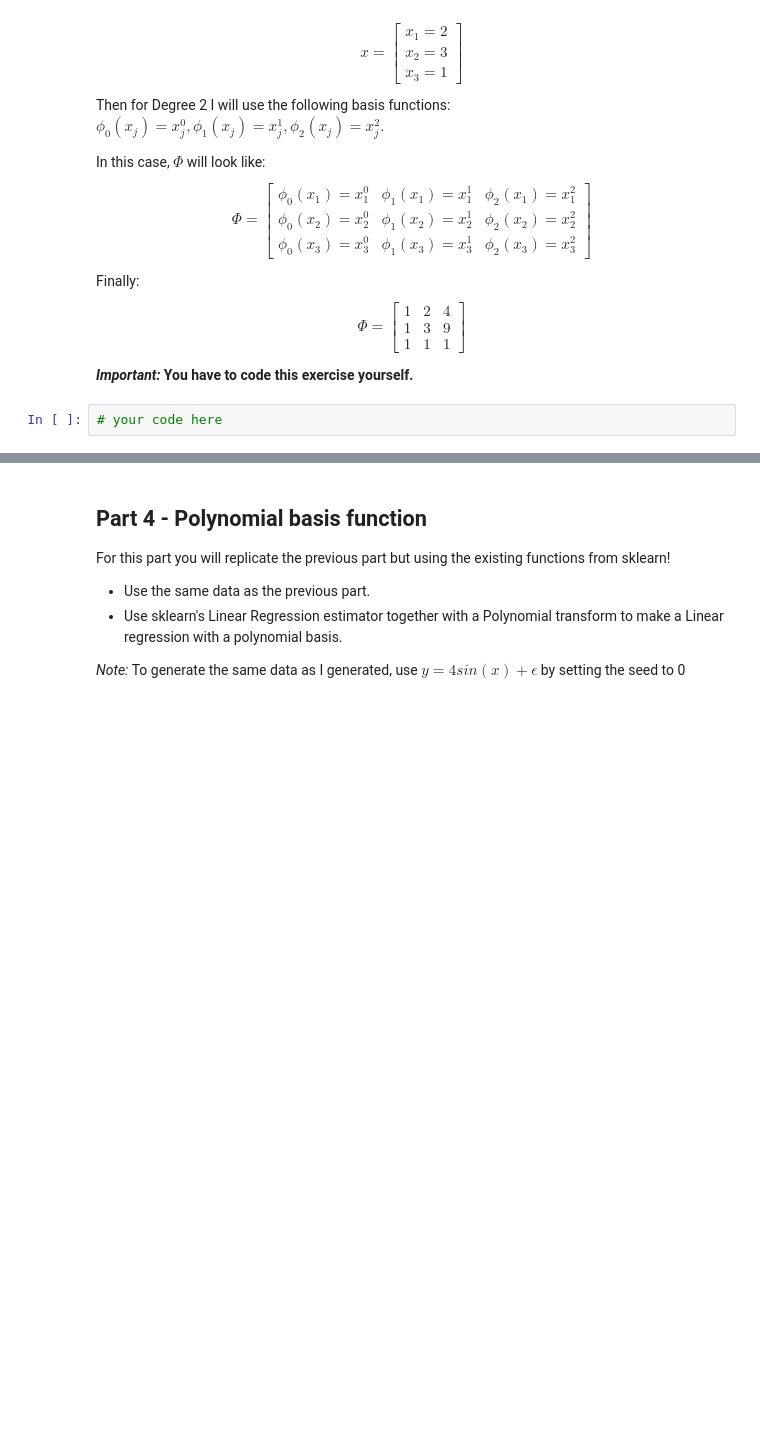
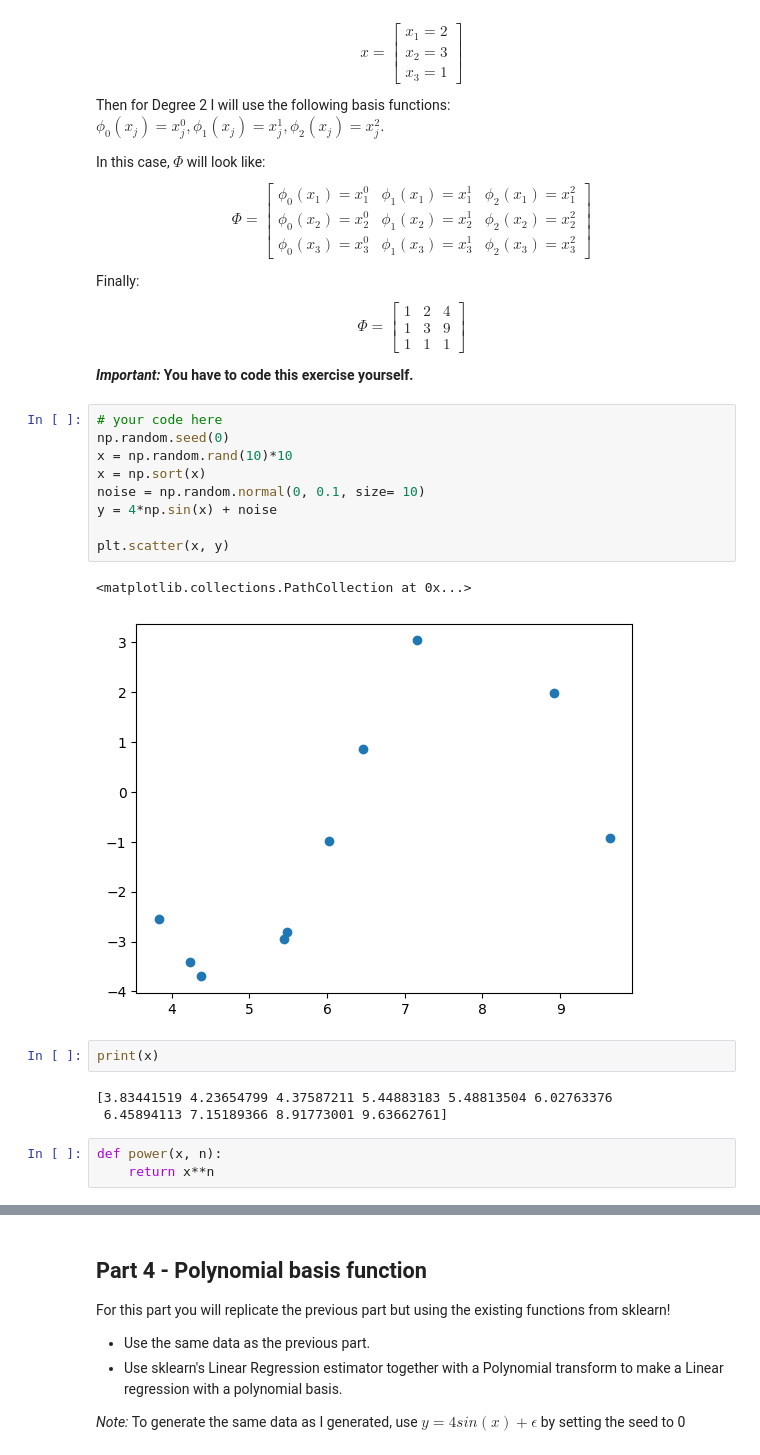
Before and after one commit to davi-dressler/fgv_tacd, a Jupyter notebook: fgv-class-2026-Lab1-Linear_Regression/Lab 04 -- Linear Regression.ipynb, the cells around one changed output, grey strips where cells are left out. Saved outputs shown, nothing was run; the diff lists cells and outputs as text; blank space fills up the shorter version.

```diff
--- a/fgv-class-2026-Lab1-Linear_Regression/Lab 04 -- Linear Regression.ipynb
+++ b/fgv-class-2026-Lab1-Linear_Regression/Lab 04 -- Linear Regression.ipynb
@@ -178,5 +268,23 @@ Finally:
 $$\Phi=\begin{bmatrix} 1 & 2 & 4 \\ 1 & 3 & 9 \\ 1 & 1 & 1 \end{bmatrix}$$
 
 __*Important:* You have to code this exercise yourself.__
-# %%
-# your code here
+# %%
+# your code here
+np.random.seed(0)
+x = np.random.rand(10)*10
+x = np.sort(x)
+noise = np.random.normal(0, 0.1, size= 10)
+y = 4*np.sin(x) + noise
+
+plt.scatter(x, y)
+# %% [output]
+<matplotlib.collections.PathCollection at 0x...>
+[figure, added]
+# %%
+print(x)
+# %% [output]
+[3.83441519 4.23654799 4.37587211 5.44883183 5.48813504 6.02763376
+ 6.45894113 7.15189366 8.91773001 9.63662761]
+# %%
+def power(x, n):
+    return x**n
```
Also changed, not shown: parts of 26 cells of this notebook.
